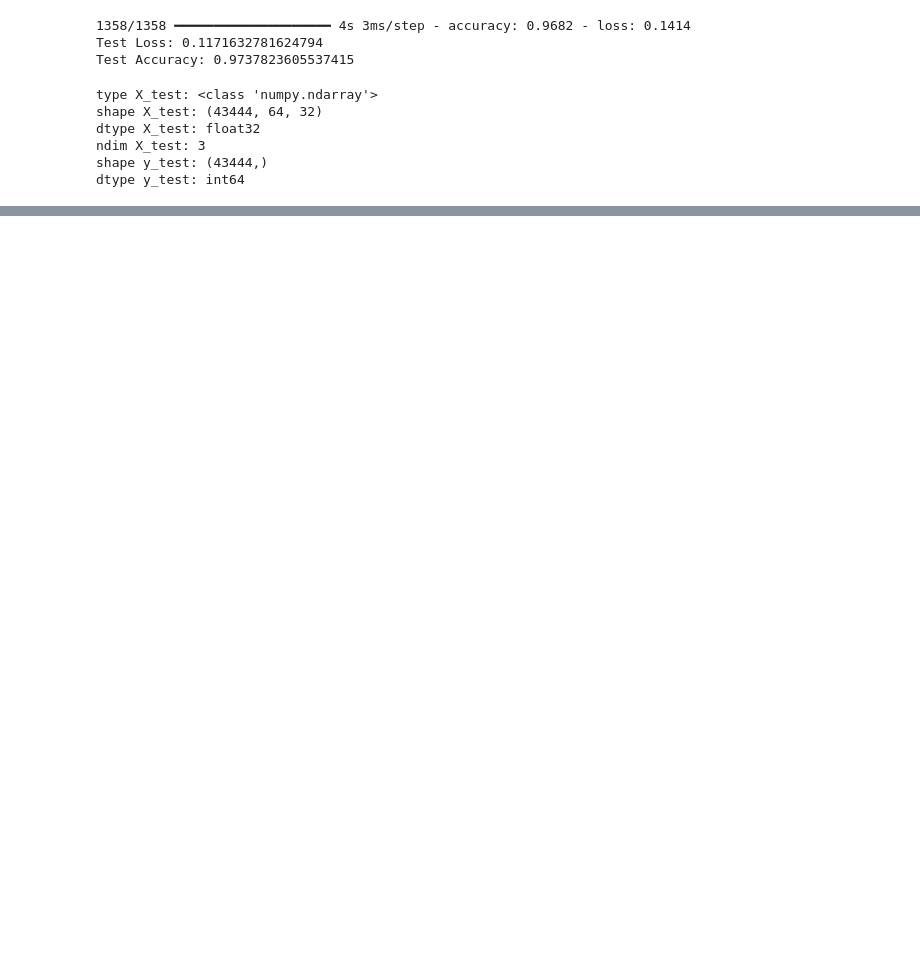
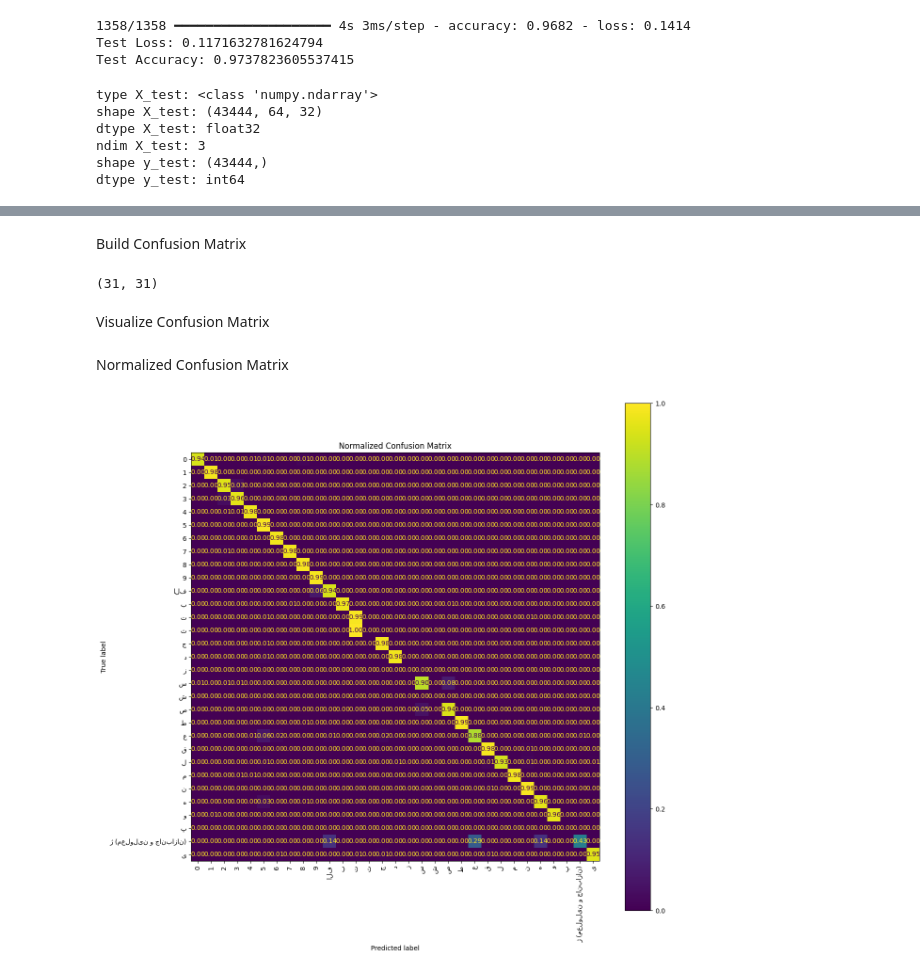
Before and after one commit to Parsa383/iranian-license-plate-ocr, a Jupyter notebook: src/read_annotation.ipynb, the cells around one changed output, grey strips where cells are left out. Cells and saved outputs as stored; diff of their text form; code cells hidden in the pictures; blank space fills up the shorter version.

Commit message:
Analyze test predictions and model errors

```diff
--- a/src/read_annotation.ipynb
+++ b/src/read_annotation.ipynb
@@ -558,0 +564,9 @@ dtype y_test: int64
+# %%
+predictions = model.predict(X_test)
+predicted_indices = np.argmax(predictions, axis=1)
+
+print(predictions.shape)
+print(predicted_indices.shape)
+
+print(predictions[0])
+print(predicted_indices[0])
@@ -558,0 +588,5 @@ dtype y_test: int64
+# %%
+index_to_class = {
+    index: label
+    for label, index in class_to_index.items()
+}
@@ -558,0 +595,5 @@ dtype y_test: int64
+# %%
+predicted_labels = np.array([
+    index_to_class[index]
+    for index in predicted_indices
+])
@@ -558,0 +649,14 @@ dtype y_test: int64
+# %% [markdown]
+Build Confusion Matrix
+# %%
+cm = confusion_matrix(
+    y_test,
+    predicted_labels,
+    labels=classes
+)
+
+print(cm.shape)
+# %% [output]
+(31, 31)
+# %% [markdown]
+Visualize Confusion Matrix
@@ -558,0 +682,28 @@ dtype y_test: int64
+# %% [markdown]
+Normalized Confusion Matrix
+# %%
+cm_normalized = confusion_matrix(
+    y_test,
+    predicted_labels,
+    labels=classes,
+    normalize="true"
+)
+
+disp = ConfusionMatrixDisplay(
+    confusion_matrix=cm_normalized,
+    display_labels=classes
+)
+
+fig, ax = plt.subplots(figsize=(14, 14))
+
+disp.plot(
+    ax=ax,
+    xticks_rotation=90,
+    colorbar=True,
+    values_format=".2f"
+)
+
+plt.title("Normalized Confusion Matrix")
+plt.show()
+# %% [output]
+[figure, added]
```
Also changed, not shown: parts of 13 cells of this notebook.
